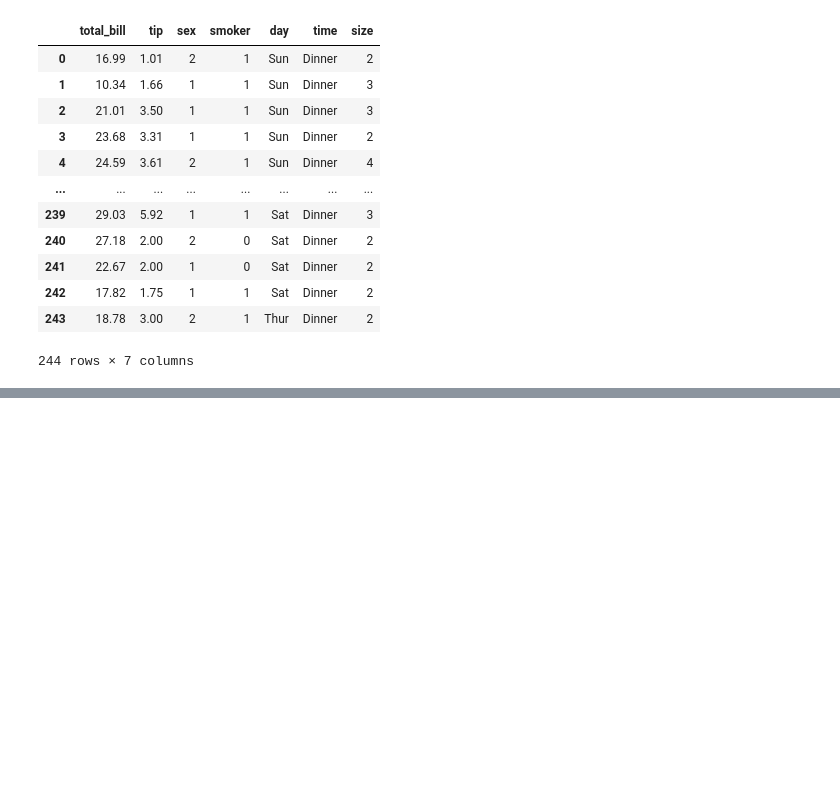
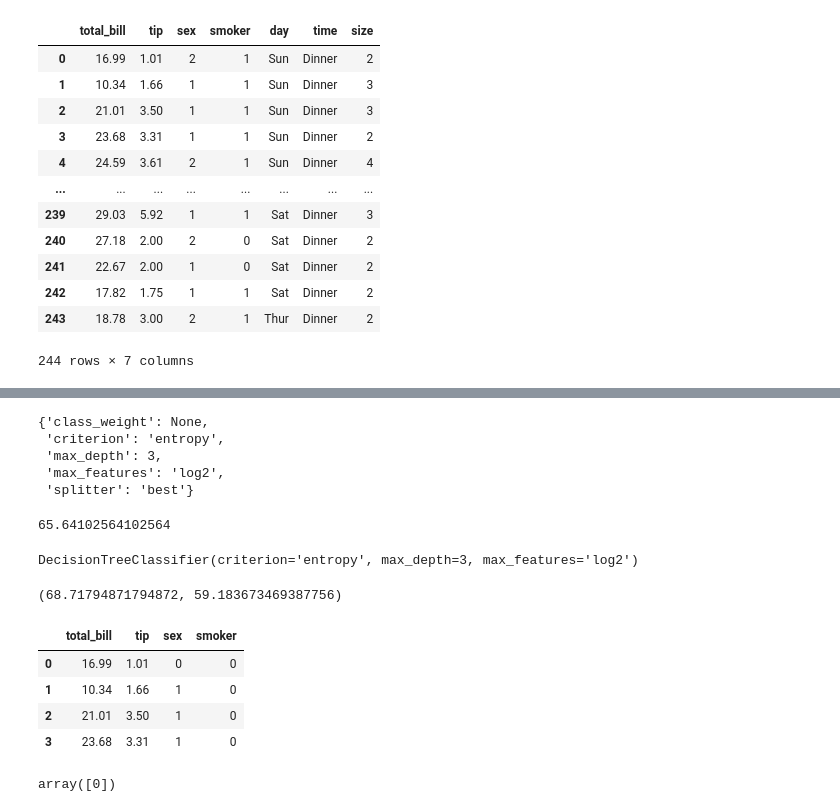
Before and after one commit to azaz9026/Machine_Learning_Algorithms, a Jupyter notebook: Classification/decision_tree.ipynb, the cells around one changed output, grey strips where cells are left out. Drawn from its saved outputs; the diff is of its cells as text; code cells hidden in the pictures; blank space fills up the shorter version.

Commit message:
DecisionTreeClassifier by hyperparameter tuning

```diff
--- a/Classification/decision_tree.ipynb
+++ b/Classification/decision_tree.ipynb
@@ -180,0 +323,34 @@ plt.show()
+# %%
+gd.best_params_
+# %% [output]
+{'class_weight': None,
+ 'criterion': 'entropy',
+ 'max_depth': 3,
+ 'max_features': 'log2',
+ 'splitter': 'best'}
+# %%
+gd.best_score_*100
+# %% [output]
+65.64102564102564
+# %%
+D_tree = DecisionTreeClassifier(class_weight=None , criterion='entropy' , max_depth=3 , max_features='log2' , splitter='best')
+
+D_tree.fit(X_train, y_train)
+# %% [output]
+DecisionTreeClassifier(criterion='entropy', max_depth=3, max_features='log2')
+# %%
+D_tree.score(X_train, y_train)*100   ,  D_tree.score(X_test, y_test)*100
+# %% [output]
+(68.71794871794872, 59.183673469387756)
+# %%
+df.head(4)
+# %% [output]
+|  | total_bill | tip | sex | smoker |
+| 0 | 16.99 | 1.01 | 0 | 0 |
+| 1 | 10.34 | 1.66 | 1 | 0 |
+| 2 | 21.01 | 3.50 | 1 | 0 |
+| 3 | 23.68 | 3.31 | 1 | 0 |
+# %%
+D_tree.predict([[30.30 , 12.20  , 1]])
+# %% [output]
+array([0])
```
Also changed, not shown: parts of 14 cells of this notebook.
